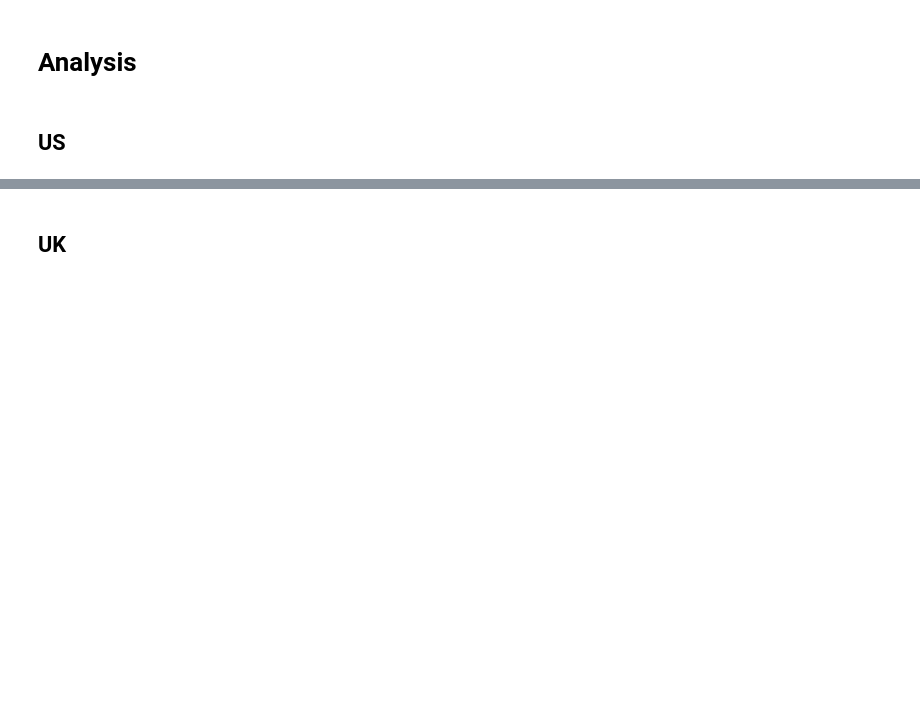
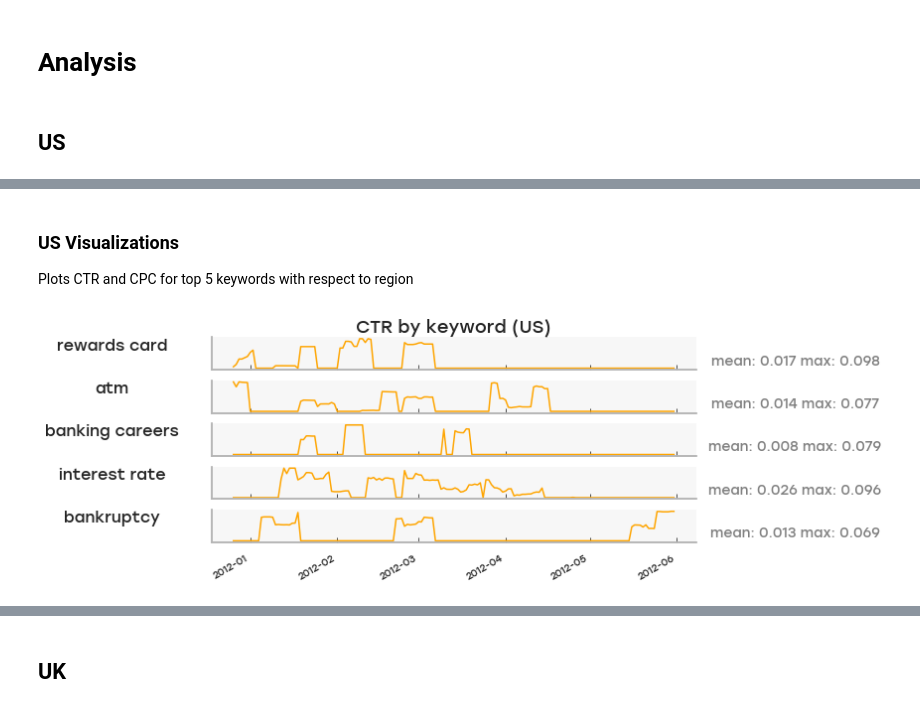
Before and after one commit to caheredia/ad_data_challenge, a Jupyter notebook: 0.1_ch_data_exploration.ipynb, the cells around one changed output, grey strips where cells are left out. Drawn from its saved outputs; the diff is of its cells as text; code cells hidden in the pictures; blank space fills up the shorter version.

```diff
--- a/0.1_ch_data_exploration.ipynb
+++ b/0.1_ch_data_exploration.ipynb
@@ -227,6 +221,6 @@ def common_keywords(data, region, first_index=0, last_index=10):
     return top
 
 
-top_us_ctr = common_keywords(data, region, first_index=0, last_index=10)
-top_us_ctr
+top_us_keywords = common_keywords(data, region, first_index=0, last_index=10)
+top_us_keywords
 # %% [output]
@@ -244,0 +240,40 @@ common_keywords(data, 'US', first_index=11, last_index=19)
+# %% [markdown]
+### US Visualizations
+Plots CTR and CPC for top 5 keywords with respect to region
+# %%
+df_us = data[(data['country'] == region)]
+df_us_ctr = df_us.pivot_table(columns='keyword', values='CTR', index=df_us.index, fill_value=0)[top_us_keywords]
+# %%
+title = 'CTR by keyword (US)'
+
+
+def spark_plot(df, title):
+    fig, (ax1, ax2, ax3, ax4, ax5) = plt.subplots(
+        5, 1, sharex=True, figsize=(12, 4))
+
+    for column, axess in zip(df.columns, (ax1, ax2, ax3, ax4, ax5)):
+        df[column].plot(ax=axess, color='orange')
+        axess.set_ylabel(str(column), rotation=0, labelpad=100, fontsize=16)
+        axess.get_yaxis().set_ticks([])
+        axess.set_xlabel('')
+        axess.set_facecolor('.97')
+
+        axess2 = axess.twinx()
+        local_max = round(df[column].max(), 3)
+        local_mean = round(df[column].mean(), 3)
+        right_string = 'mean: {local_mean} max: {local_max}'.format(
+            local_mean=local_mean,  local_max=local_max)
+        axess2.set_ylabel(right_string, rotation=0,
+                          labelpad=100, fontsize=14, color='gray')
+        axess2.get_yaxis().set_ticks([])
+
+    ax1.set_title(title, fontsize=18)
+
+    fig.tight_layout()
+    plt.savefig('reports/figures/'+title + '.pdf')
+    return plt.show()
+
+
+spark_plot(df_us_ctr, title)
+# %% [output]
+[figure, added]
```
Also changed, not shown: parts of 38 cells of this notebook, 13 other files.
